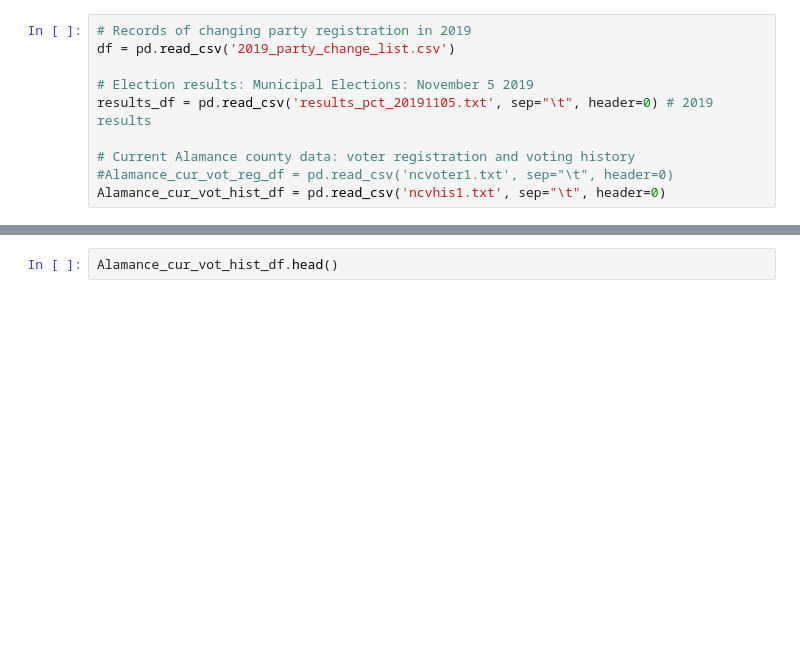
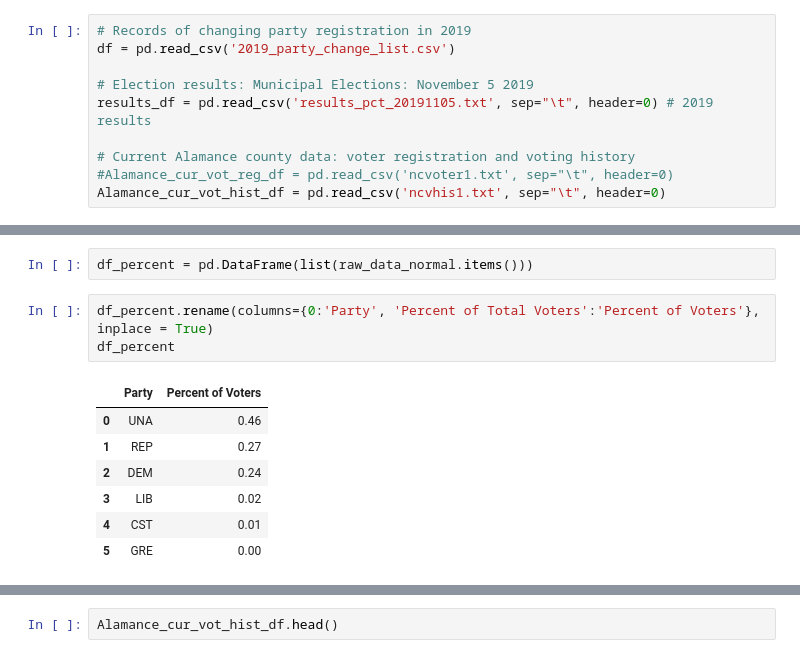
Before and after one commit to StevenDye/NC-Predicting-Political-Party-Changes, a Jupyter notebook: Master_Notebook_Irv.ipynb, the cells around one changed output, grey strips where cells are left out. Drawn from its saved outputs; the diff is of its cells as text; blank space fills up the shorter version.

```diff
--- a/Master_Notebook_Irv.ipynb
+++ b/Master_Notebook_Irv.ipynb
@@ -27,0 +122,13 @@ Alamance_cur_vot_hist_df = pd.read_csv('ncvhis1.txt', sep="\t", header=0)
+# %%
+df_percent = pd.DataFrame(list(raw_data_normal.items()))
+# %%
+df_percent.rename(columns={0:'Party', 'Percent of Total Voters':'Percent of Voters'}, inplace = True)
+df_percent
+# %% [output]
+|  | Party | Percent of Voters |
+| 0 | UNA | 0.46 |
+| 1 | REP | 0.27 |
+| 2 | DEM | 0.24 |
+| 3 | LIB | 0.02 |
+| 4 | CST | 0.01 |
+| 5 | GRE | 0.00 |
```
Also changed, not shown: parts of 19 cells of this notebook, 2 other files.
